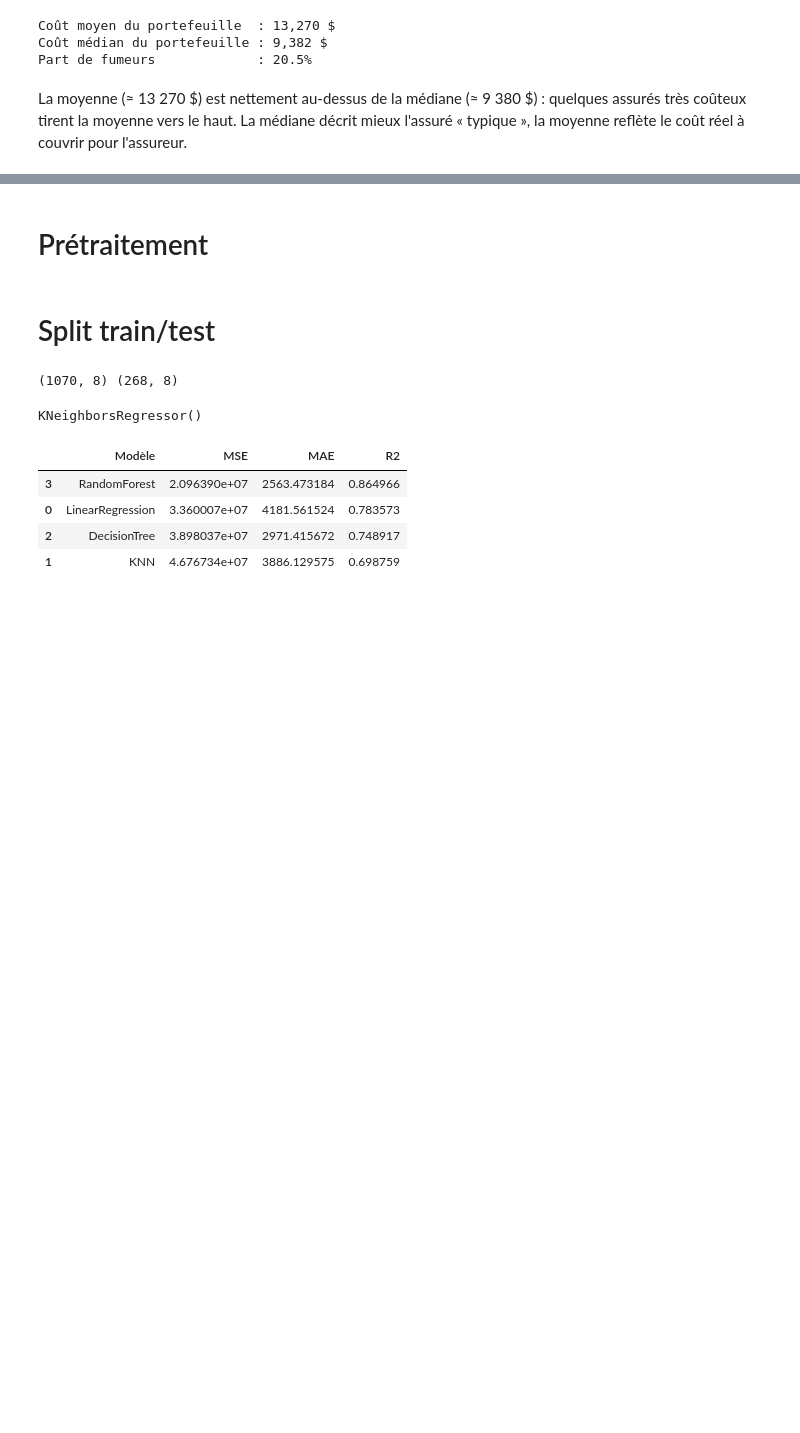
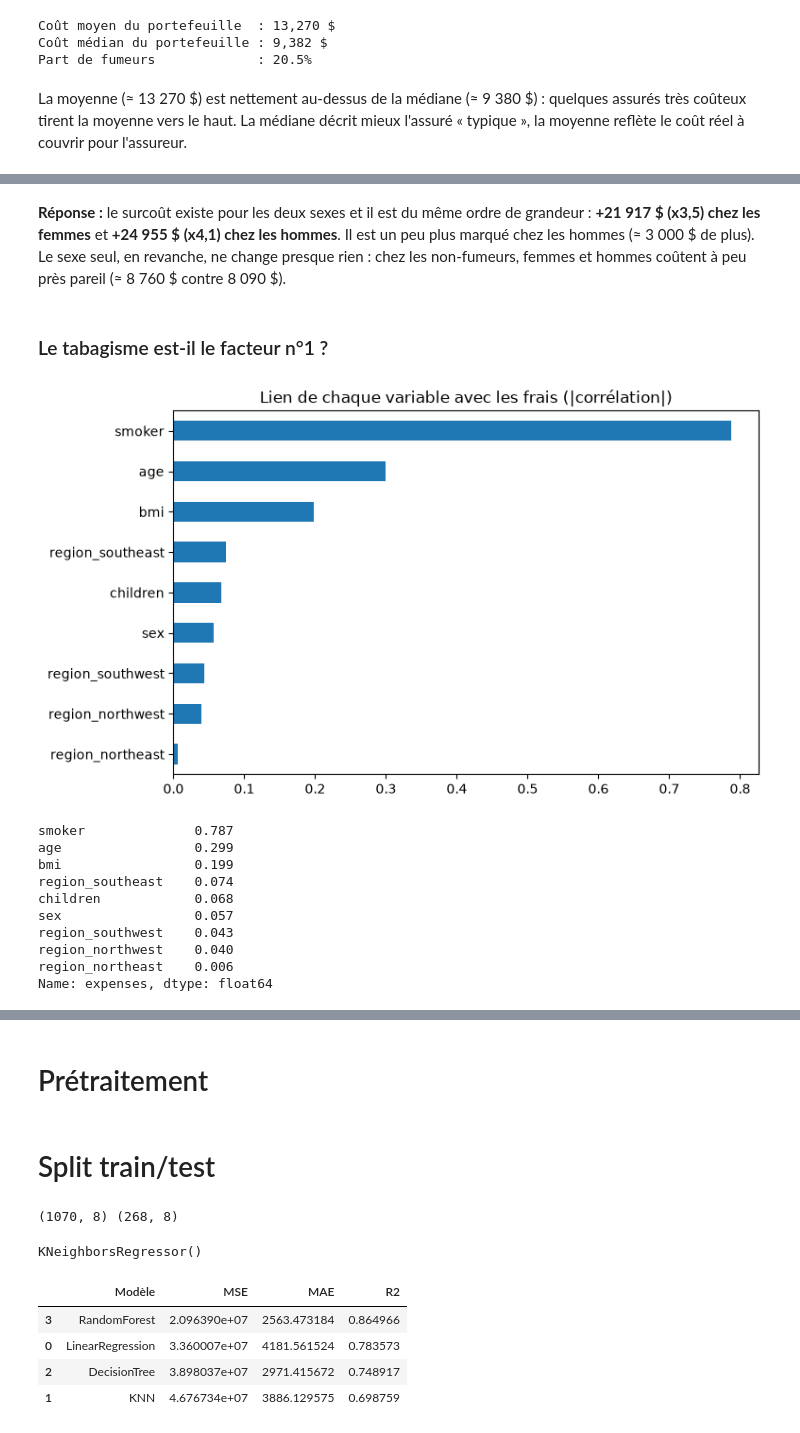
Before and after one commit to loicbonicontact-gif/Machine-Learning-Regression, a Jupyter notebook: Dav , Suz , Lo/aegis-health-coverage suz loic david.ipynb, the cells around one changed output, grey strips where cells are left out. Drawn from its saved outputs; the diff is of its cells as text; code cells hidden in the pictures; blank space fills up the shorter version.

```diff
--- a/Dav , Suz , Lo/aegis-health-coverage suz loic david.ipynb
+++ b/Dav , Suz , Lo/aegis-health-coverage suz loic david.ipynb
@@ -190,0 +208,27 @@ plt.show()
+# %% [markdown]
+**Réponse :** le surcoût existe pour les deux sexes et il est du même ordre de grandeur : **+21 917 \$ (x3,5) chez les femmes** et **+24 955 \$ (x4,1) chez les hommes**. Il est un peu plus marqué chez les hommes (≈ 3 000 \$ de plus). Le sexe seul, en revanche, ne change presque rien : chez les non-fumeurs, femmes et hommes coûtent à peu près pareil (≈ 8 760 \$ contre 8 090 \$).
+# %% [markdown]
+### Le tabagisme est-il le facteur n°1 ?
+# %%
+# Force du lien (corrélation, en valeur absolue) entre chaque variable et les frais
+df_num = df.copy()
+df_num["smoker"] = (df_num["smoker"] == "yes").astype(int)
+df_num["sex"] = (df_num["sex"] == "male").astype(int)
+df_num = pd.get_dummies(df_num, columns=["region"], dtype=int)
+
+influence = df_num.corr()["expenses"].drop("expenses").abs().sort_values()
+influence.plot(kind="barh", figsize=(8, 5), title="Lien de chaque variable avec les frais (|corrélation|)")
+plt.show()
+influence.sort_values(ascending=False).round(3)
+# %% [output]
+[figure, added]
+smoker              0.787
+age                 0.299
+bmi                 0.199
+region_southeast    0.074
+children            0.068
+sex                 0.057
+region_southwest    0.043
+region_northwest    0.040
+region_northeast    0.006
+Name: expenses, dtype: float64
```
Also changed, not shown: parts of 17 cells of this notebook, 1 other file.
